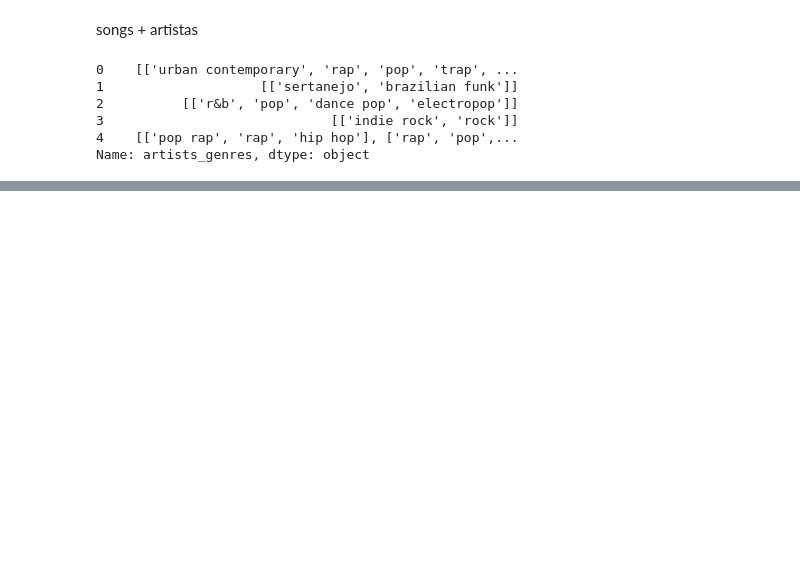
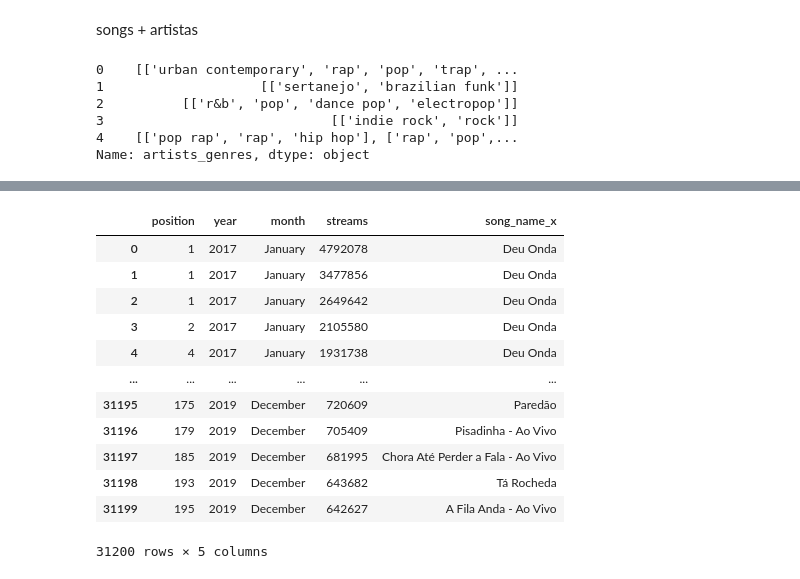
Before and after one commit to laryyssa/si_data-visualisation, a Jupyter notebook: analysis/question1.ipynb, the cells around one changed output, grey strips where cells are left out. Drawn from its saved outputs; the diff is of its cells as text; code cells hidden in the pictures; blank space fills up the shorter version.

Commit message:
tentendo adicionar gráfico de barras na q1

```diff
--- a/analysis/question1.ipynb
+++ b/analysis/question1.ipynb
@@ -250,3 +165,21 @@ circulos = grafico.mark_circle()
 (grafico + circulos).properties(padding=20)
 # %% [output]
 [interactive output not drawn]
+# %%
+colunas_barras = ['position', 'year', 'month', 'streams', 'song_name_x']
+barras = charts_brasil_songs[colunas_barras]
+barras
+# %% [output]
+|  | position | year | month | streams | song_name_x |
+| 0 | 1 | 2017 | January | 4792078 | Deu Onda |
+| 1 | 1 | 2017 | January | 3477856 | Deu Onda |
+| 2 | 1 | 2017 | January | 2649642 | Deu Onda |
+| 3 | 2 | 2017 | January | 2105580 | Deu Onda |
+| 4 | 4 | 2017 | January | 1931738 | Deu Onda |
+| ... | ... | ... | ... | ... | ... |
+| 31195 | 175 | 2019 | December | 720609 | Paredão |
+| 31196 | 179 | 2019 | December | 705409 | Pisadinha - Ao Vivo |
+| 31197 | 185 | 2019 | December | 681995 | Chora Até Perder a Fala - Ao Vivo |
+| 31198 | 193 | 2019 | December | 643682 | Tá Rocheda |
+| 31199 | 195 | 2019 | December | 642627 | A Fila Anda - Ao Vivo |
+31200 rows × 5 columns
```
Also changed, not shown: parts of 7 cells of this notebook, 1 other file.
